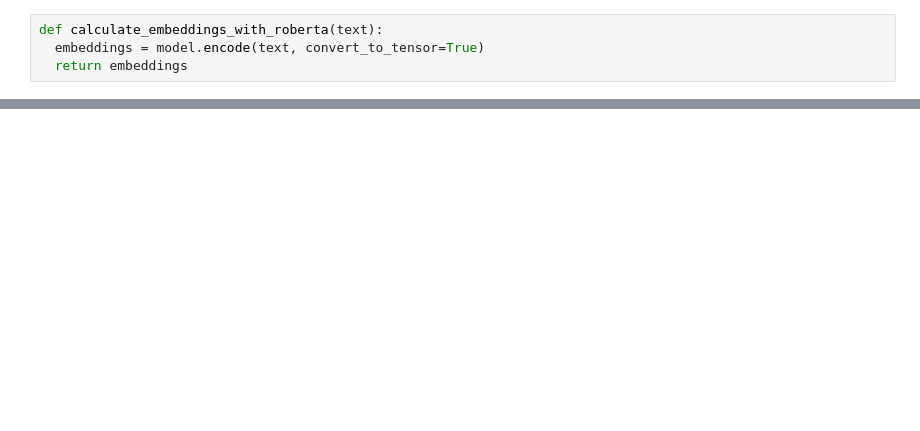
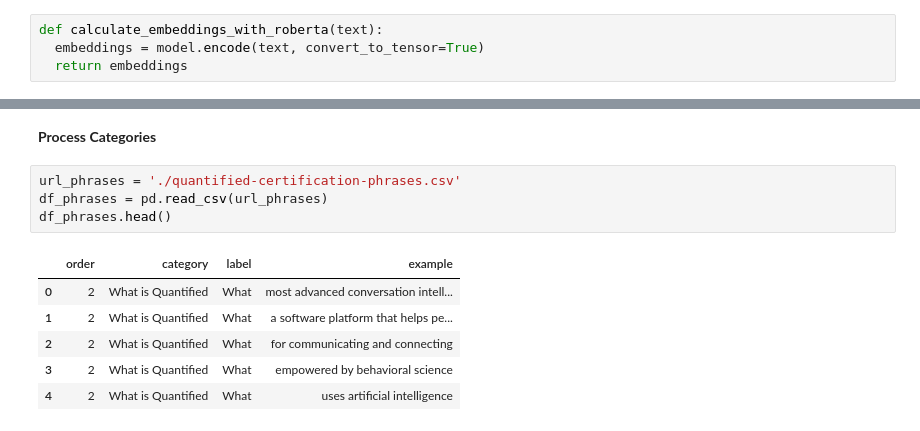
Before and after one commit to sergiomar73/nlp-google-colab, a Jupyter notebook: Semantic_Textual_Similarity_for_Transcriptions.ipynb, the cells around one changed output, grey strips where cells are left out. Drawn from its saved outputs; the diff is of its cells as text; blank space fills up the shorter version.

```diff
--- a/Semantic_Textual_Similarity_for_Transcriptions.ipynb
+++ b/Semantic_Textual_Similarity_for_Transcriptions.ipynb
@@ -55,2 +36,15 @@ tensor(-0.0339)
 <class 'float'>
 Score: -0.03
+# %% [markdown]
+**Process Categories**
+# %%
+url_phrases = './quantified-certification-phrases.csv'
+df_phrases = pd.read_csv(url_phrases)
+df_phrases.head()
+# %% [output]
+|  | order | category | label | example |
+| 0 | 2 | What is Quantified | What | most advanced conversation intell... |
+| 1 | 2 | What is Quantified | What | a software platform that helps pe... |
+| 2 | 2 | What is Quantified | What | for communicating and connecting |
+| 3 | 2 | What is Quantified | What | empowered by behavioral science |
+| 4 | 2 | What is Quantified | What | uses artificial intelligence |
```
Also changed, not shown: parts of 10 cells of this notebook.
